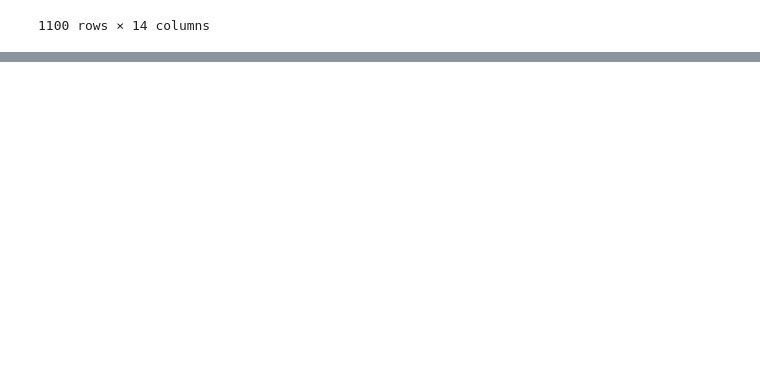
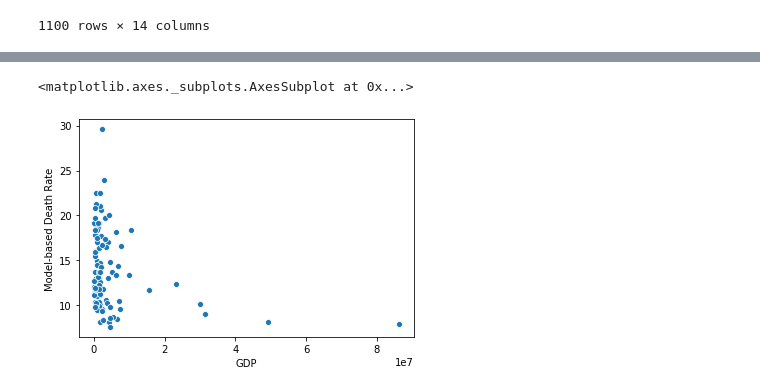
Before and after one commit to calebsanfo/CS216-Final, a Jupyter notebook: analysis.ipynb, the cells around one changed output, grey strips where cells are left out. Cells and saved outputs as stored; diff of their text form; code cells hidden in the pictures; blank space fills up the shorter version.

```diff
--- a/analysis.ipynb
+++ b/analysis.ipynb
@@ -205,0 +229,5 @@ new_df
+# %%
+sns.scatterplot(x = "GDP", y="Model-based Death Rate", data=new_df.query('Year==2008'))
+# %% [output]
+<matplotlib.axes._subplots.AxesSubplot at 0x...>
+[figure, added]
```
Also changed, not shown: parts of 5 cells of this notebook.
